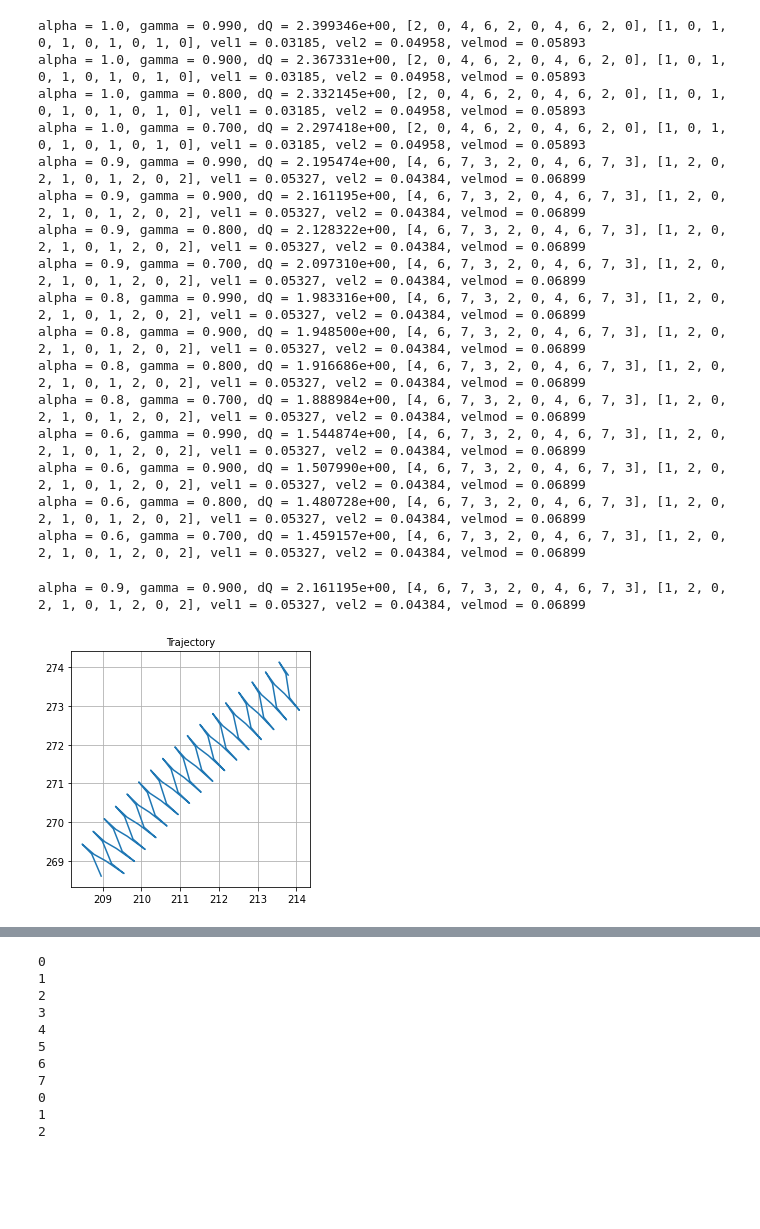
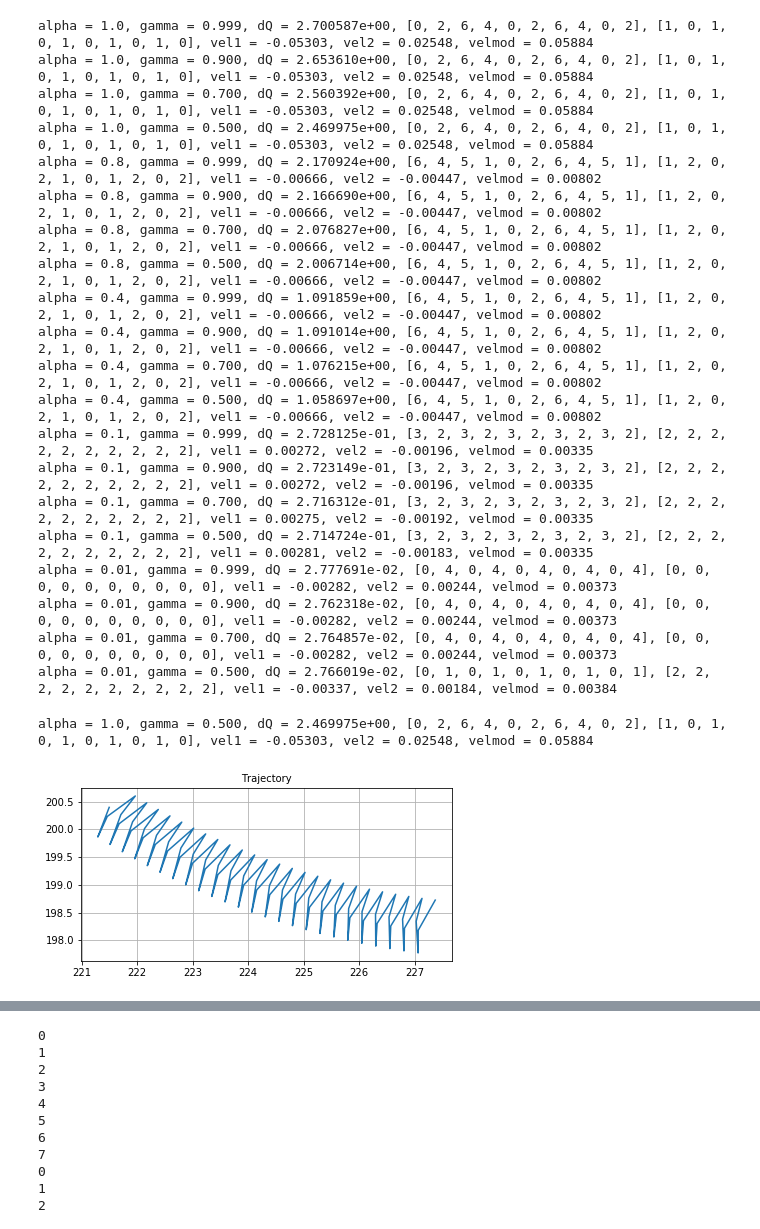
Before and after one commit to rfausas/QLswimmers, a Jupyter notebook: Estudo_Swimmer/QLAnalis_roberto.ipynb, the cells around one changed output, grey strips where cells are left out. Drawn from its saved outputs; the diff is of its cells as text; code cells hidden in the pictures; blank space fills up the shorter version.

```diff
--- a/Estudo_Swimmer/QLAnalis_roberto.ipynb
+++ b/Estudo_Swimmer/QLAnalis_roberto.ipynb
@@ -104,7 +104,7 @@ elif (rcase == 4):
     #thetaup = 1.5*np.pi
     #thetalo = 0.5*np.pi
     thetalo = 0.5*np.pi
-    thetaup = 0.75*np.pi
+    thetaup = np.pi
     angle = np.arctan2(deltay,deltax)
     r_batch = -1.0*np.ones(tfdata)
     #r_batch[np.where(angle > thetalo and angle < thetaup)] = 1.0
@@ -236,8 +236,8 @@ def find_gait_sb(state_dec, MQL):
   vel2 = vel2/100
   return slist[990:1000], alist[990:1000], vel1, vel2, xlist[900:1000], ylist[900:1000], thetalist[900:1000]
 # %%
-gammalist = [0.99, 0.9, 0.8, 0.7]
-alphalist = [1.0, 0.9, 0.8, 0.6]
+gammalist = [0.999, 0.9, 0.7, 0.5]
+alphalist = [1.0, 0.8, 0.4, 0.1, 0.01]
 
 nreplay = 100
 replay_step = 0
@@ -251,40 +251,44 @@ for alpha in alphalist:
     FDMQL = scipy.signal.savgol_filter(DMQL,15,0)
     print(f'alpha = {alpha}, gamma = {gamma:.3f}, dQ = {FDMQL[-1]:e}, {slist}, {alist}, vel1 = {vel1:.5f}, vel2 = {vel2:.5f}, velmod = {np.sqrt(vel1**2+vel2**2):.5f}')
 # %% [output]
-alpha = 1.0, gamma = 0.990, dQ = 2.399346e+00, [2, 0, 4, 6, 2, 0, 4, 6, 2, 0], [1, 0, 1, 0, 1, 0, 1, 0, 1, 0], vel1 = 0.03185, vel2 = 0.04958, velmod = 0.05893
-alpha = 1.0, gamma = 0.900, dQ = 2.367331e+00, [2, 0, 4, 6, 2, 0, 4, 6, 2, 0], [1, 0, 1, 0, 1, 0, 1, 0, 1, 0], vel1 = 0.03185, vel2 = 0.04958, velmod = 0.05893
-alpha = 1.0, gamma = 0.800, dQ = 2.332145e+00, [2, 0, 4, 6, 2, 0, 4, 6, 2, 0], [1, 0, 1, 0, 1, 0, 1, 0, 1, 0], vel1 = 0.03185, vel2 = 0.04958, velmod = 0.05893
-alpha = 1.0, gamma = 0.700, dQ = 2.297418e+00, [2, 0, 4, 6, 2, 0, 4, 6, 2, 0], [1, 0, 1, 0, 1, 0, 1, 0, 1, 0], vel1 = 0.03185, vel2 = 0.04958, velmod = 0.05893
-alpha = 0.9, gamma = 0.990, dQ = 2.195474e+00, [4, 6, 7, 3, 2, 0, 4, 6, 7, 3], [1, 2, 0, 2, 1, 0, 1, 2, 0, 2], vel1 = 0.05327, vel2 = 0.04384, velmod = 0.06899
-alpha = 0.9, gamma = 0.900, dQ = 2.161195e+00, [4, 6, 7, 3, 2, 0, 4, 6, 7, 3], [1, 2, 0, 2, 1, 0, 1, 2, 0, 2], vel1 = 0.05327, vel2 = 0.04384, velmod = 0.06899
-alpha = 0.9, gamma = 0.800, dQ = 2.128322e+00, [4, 6, 7, 3, 2, 0, 4, 6, 7, 3], [1, 2, 0, 2, 1, 0, 1, 2, 0, 2], vel1 = 0.05327, vel2 = 0.04384, velmod = 0.06899
-alpha = 0.9, gamma = 0.700, dQ = 2.097310e+00, [4, 6, 7, 3, 2, 0, 4, 6, 7, 3], [1, 2, 0, 2, 1, 0, 1, 2, 0, 2], vel1 = 0.05327, vel2 = 0.04384, velmod = 0.06899
-alpha = 0.8, gamma = 0.990, dQ = 1.983316e+00, [4, 6, 7, 3, 2, 0, 4, 6, 7, 3], [1, 2, 0, 2, 1, 0, 1, 2, 0, 2], vel1 = 0.05327, vel2 = 0.04384, velmod = 0.06899
-alpha = 0.8, gamma = 0.900, dQ = 1.948500e+00, [4, 6, 7, 3, 2, 0, 4, 6, 7, 3], [1, 2, 0, 2, 1, 0, 1, 2, 0, 2], vel1 = 0.05327, vel2 = 0.04384, velmod = 0.06899
-alpha = 0.8, gamma = 0.800, dQ = 1.916686e+00, [4, 6, 7, 3, 2, 0, 4, 6, 7, 3], [1, 2, 0, 2, 1, 0, 1, 2, 0, 2], vel1 = 0.05327, vel2 = 0.04384, velmod = 0.06899
-alpha = 0.8, gamma = 0.700, dQ = 1.888984e+00, [4, 6, 7, 3, 2, 0, 4, 6, 7, 3], [1, 2, 0, 2, 1, 0, 1, 2, 0, 2], vel1 = 0.05327, vel2 = 0.04384, velmod = 0.06899
-alpha = 0.6, gamma = 0.990, dQ = 1.544874e+00, [4, 6, 7, 3, 2, 0, 4, 6, 7, 3], [1, 2, 0, 2, 1, 0, 1, 2, 0, 2], vel1 = 0.05327, vel2 = 0.04384, velmod = 0.06899
-alpha = 0.6, gamma = 0.900, dQ = 1.507990e+00, [4, 6, 7, 3, 2, 0, 4, 6, 7, 3], [1, 2, 0, 2, 1, 0, 1, 2, 0, 2], vel1 = 0.05327, vel2 = 0.04384, velmod = 0.06899
-alpha = 0.6, gamma = 0.800, dQ = 1.480728e+00, [4, 6, 7, 3, 2, 0, 4, 6, 7, 3], [1, 2, 0, 2, 1, 0, 1, 2, 0, 2], vel1 = 0.05327, vel2 = 0.04384, velmod = 0.06899
-alpha = 0.6, gamma = 0.700, dQ = 1.459157e+00, [4, 6, 7, 3, 2, 0, 4, 6, 7, 3], [1, 2, 0, 2, 1, 0, 1, 2, 0, 2], vel1 = 0.05327, vel2 = 0.04384, velmod = 0.06899
+alpha = 1.0, gamma = 0.999, dQ = 2.700587e+00, [0, 2, 6, 4, 0, 2, 6, 4, 0, 2], [1, 0, 1, 0, 1, 0, 1, 0, 1, 0], vel1 = -0.05303, vel2 = 0.02548, velmod = 0.05884
+alpha = 1.0, gamma = 0.900, dQ = 2.653610e+00, [0, 2, 6, 4, 0, 2, 6, 4, 0, 2], [1, 0, 1, 0, 1, 0, 1, 0, 1, 0], vel1 = -0.05303, vel2 = 0.02548, velmod = 0.05884
+alpha = 1.0, gamma = 0.700, dQ = 2.560392e+00, [0, 2, 6, 4, 0, 2, 6, 4, 0, 2], [1, 0, 1, 0, 1, 0, 1, 0, 1, 0], vel1 = -0.05303, vel2 = 0.02548, velmod = 0.05884
+alpha = 1.0, gamma = 0.500, dQ = 2.469975e+00, [0, 2, 6, 4, 0, 2, 6, 4, 0, 2], [1, 0, 1, 0, 1, 0, 1, 0, 1, 0], vel1 = -0.05303, vel2 = 0.02548, velmod = 0.05884
+alpha = 0.8, gamma = 0.999, dQ = 2.170924e+00, [6, 4, 5, 1, 0, 2, 6, 4, 5, 1], [1, 2, 0, 2, 1, 0, 1, 2, 0, 2], vel1 = -0.00666, vel2 = -0.00447, velmod = 0.00802
+alpha = 0.8, gamma = 0.900, dQ = 2.166690e+00, [6, 4, 5, 1, 0, 2, 6, 4, 5, 1], [1, 2, 0, 2, 1, 0, 1, 2, 0, 2], vel1 = -0.00666, vel2 = -0.00447, velmod = 0.00802
+alpha = 0.8, gamma = 0.700, dQ = 2.076827e+00, [6, 4, 5, 1, 0, 2, 6, 4, 5, 1], [1, 2, 0, 2, 1, 0, 1, 2, 0, 2], vel1 = -0.00666, vel2 = -0.00447, velmod = 0.00802
+alpha = 0.8, gamma = 0.500, dQ = 2.006714e+00, [6, 4, 5, 1, 0, 2, 6, 4, 5, 1], [1, 2, 0, 2, 1, 0, 1, 2, 0, 2], vel1 = -0.00666, vel2 = -0.00447, velmod = 0.00802
+alpha = 0.4, gamma = 0.999, dQ = 1.091859e+00, [6, 4, 5, 1, 0, 2, 6, 4, 5, 1], [1, 2, 0, 2, 1, 0, 1, 2, 0, 2], vel1 = -0.00666, vel2 = -0.00447, velmod = 0.00802
+alpha = 0.4, gamma = 0.900, dQ = 1.091014e+00, [6, 4, 5, 1, 0, 2, 6, 4, 5, 1], [1, 2, 0, 2, 1, 0, 1, 2, 0, 2], vel1 = -0.00666, vel2 = -0.00447, velmod = 0.00802
+alpha = 0.4, gamma = 0.700, dQ = 1.076215e+00, [6, 4, 5, 1, 0, 2, 6, 4, 5, 1], [1, 2, 0, 2, 1, 0, 1, 2, 0, 2], vel1 = -0.00666, vel2 = -0.00447, velmod = 0.00802
+alpha = 0.4, gamma = 0.500, dQ = 1.058697e+00, [6, 4, 5, 1, 0, 2, 6, 4, 5, 1], [1, 2, 0, 2, 1, 0, 1, 2, 0, 2], vel1 = -0.00666, vel2 = -0.00447, velmod = 0.00802
+alpha = 0.1, gamma = 0.999, dQ = 2.728125e-01, [3, 2, 3, 2, 3, 2, 3, 2, 3, 2], [2, 2, 2, 2, 2, 2, 2, 2, 2, 2], vel1 = 0.00272, vel2 = -0.00196, velmod = 0.00335
+alpha = 0.1, gamma = 0.900, dQ = 2.723149e-01, [3, 2, 3, 2, 3, 2, 3, 2, 3, 2], [2, 2, 2, 2, 2, 2, 2, 2, 2, 2], vel1 = 0.00272, vel2 = -0.00196, velmod = 0.00335
+alpha = 0.1, gamma = 0.700, dQ = 2.716312e-01, [3, 2, 3, 2, 3, 2, 3, 2, 3, 2], [2, 2, 2, 2, 2, 2, 2, 2, 2, 2], vel1 = 0.00275, vel2 = -0.00192, velmod = 0.00335
+alpha = 0.1, gamma = 0.500, dQ = 2.714724e-01, [3, 2, 3, 2, 3, 2, 3, 2, 3, 2], [2, 2, 2, 2, 2, 2, 2, 2, 2, 2], vel1 = 0.00281, vel2 = -0.00183, velmod = 0.00335
+alpha = 0.01, gamma = 0.999, dQ = 2.777691e-02, [0, 4, 0, 4, 0, 4, 0, 4, 0, 4], [0, 0, 0, 0, 0, 0, 0, 0, 0, 0], vel1 = -0.00282, vel2 = 0.00244, velmod = 0.00373
+alpha = 0.01, gamma = 0.900, dQ = 2.762318e-02, [0, 4, 0, 4, 0, 4, 0, 4, 0, 4], [0, 0, 0, 0, 0, 0, 0, 0, 0, 0], vel1 = -0.00282, vel2 = 0.00244, velmod = 0.00373
+alpha = 0.01, gamma = 0.700, dQ = 2.764857e-02, [0, 4, 0, 4, 0, 4, 0, 4, 0, 4], [0, 0, 0, 0, 0, 0, 0, 0, 0, 0], vel1 = -0.00282, vel2 = 0.00244, velmod = 0.00373
+alpha = 0.01, gamma = 0.500, dQ = 2.766019e-02, [0, 1, 0, 1, 0, 1, 0, 1, 0, 1], [2, 2, 2, 2, 2, 2, 2, 2, 2, 2], vel1 = -0.00337, vel2 = 0.00184, velmod = 0.00384
 # %%
-alpha = 0.9
+alpha = 1.0
 gamma = 0.9
 
 MQL, DMQL = QL_steps_sb(s_batch,sn_batch,a_batch,r_batch,alpha,gamma,replay_step,nreplay)
 prev_state_dec  = s_batch[-1]
 slist, alist, vel1, vel2, xlist, ylist, thetalist = find_gait_sb(prev_state_dec, MQL)
 FDMQL = scipy.signal.savgol_filter(DMQL,15,0)
 print(f'alpha = {alpha}, gamma = {gamma:.3f}, dQ = {FDMQL[-1]:e}, {slist}, {alist}, vel1 = {vel1:.5f}, vel2 = {vel2:.5f}, velmod = {np.sqrt(vel1**2+vel2**2):.5f}')
 
 fig, axs = plt.subplots(1, 1)
 axs.plot(xlist, ylist)
 axs.set_aspect('equal', 'box')
 axs.grid()
 #axs.set(xlim=(210, 240), ylim=(210, 240))
 axs.set_title('Trajectory', fontsize=10)
 fig.tight_layout()
 plt.show()
 # %% [output]
-alpha = 0.9, gamma = 0.900, dQ = 2.161195e+00, [4, 6, 7, 3, 2, 0, 4, 6, 7, 3], [1, 2, 0, 2, 1, 0, 1, 2, 0, 2], vel1 = 0.05327, vel2 = 0.04384, velmod = 0.06899
+alpha = 1.0, gamma = 0.500, dQ = 2.469975e+00, [0, 2, 6, 4, 0, 2, 6, 4, 0, 2], [1, 0, 1, 0, 1, 0, 1, 0, 1, 0], vel1 = -0.05303, vel2 = 0.02548, velmod = 0.05884
-[figure, old version]
+[figure, new version]
```
Also changed, not shown: parts of 4 cells of this notebook, 3 other files.
